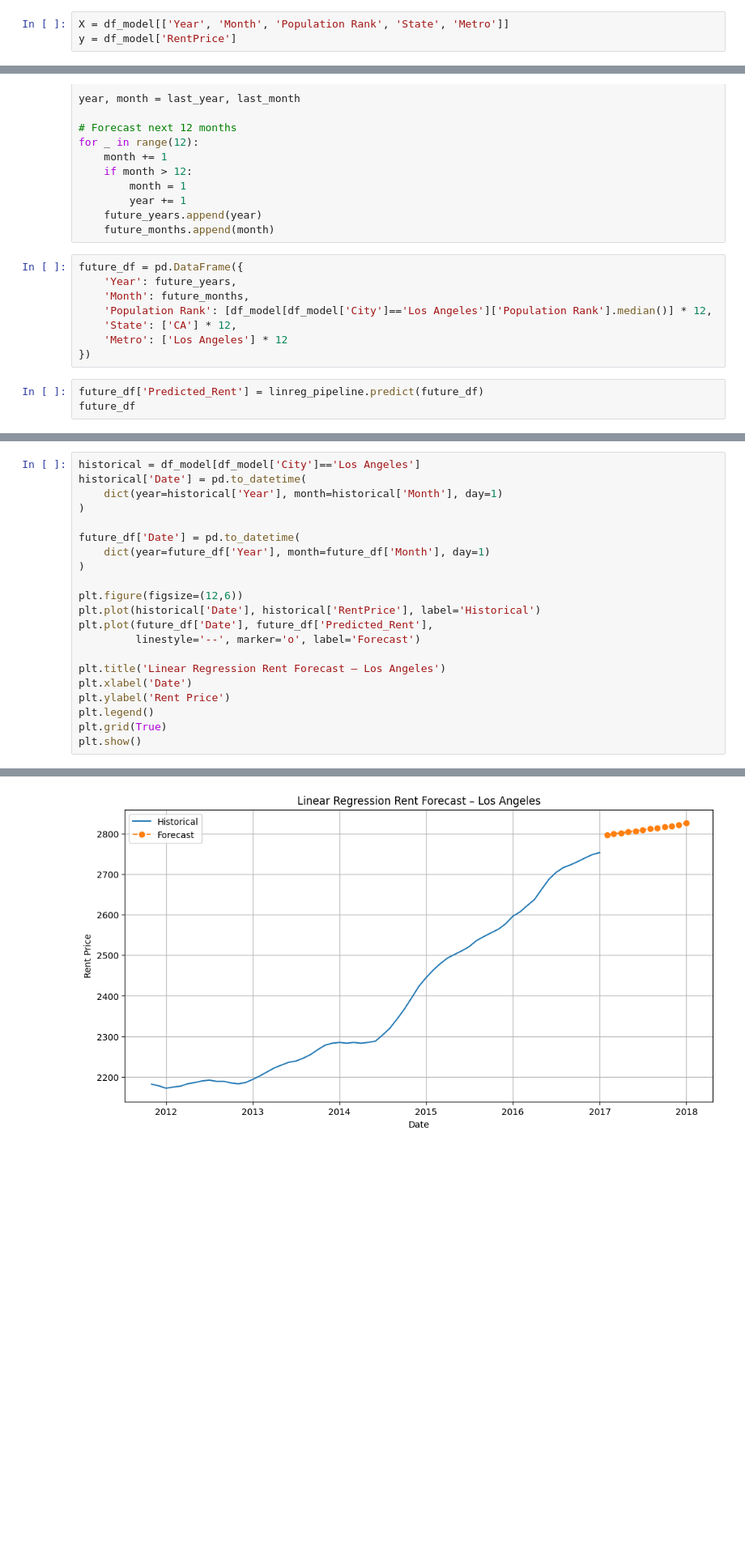
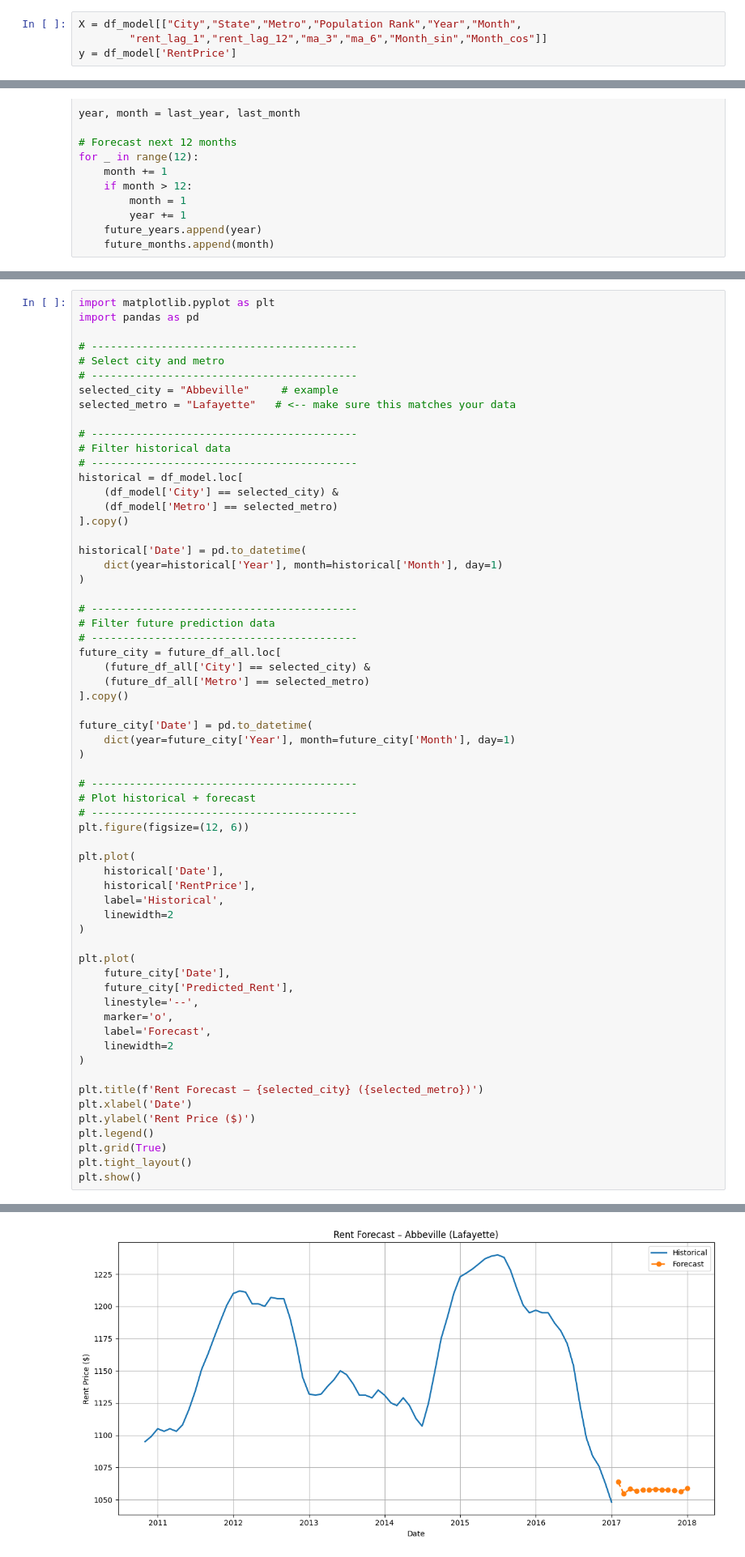
Before and after one commit to surekhasurabhi/sbds, a Jupyter notebook: project_cap_2/modeling.ipynb, the cells around one changed output, grey strips where cells are left out. Shown: that part at 81% size. Drawn from its saved outputs; the diff is of its cells as text; blank space fills up the shorter version.

```diff
--- a/project_cap_2/modeling.ipynb
+++ b/project_cap_2/modeling.ipynb
@@ -34,5 +43,6 @@ df_model = df_model.dropna().reset_index(drop=True)
 # %%
-X = df_model[['Year', 'Month', 'Population Rank', 'State', 'Metro']]
+X = df_model[["City","State","Metro","Population Rank","Year","Month",
+        "rent_lag_1","rent_lag_12","ma_3","ma_6","Month_sin","Month_cos"]]
 y = df_model['RentPrice']
 # %%
 X_train, X_test, y_train, y_test = train_test_split(
@@ -231,14 +235,3 @@ for _ in range(12):
         year += 1
     future_years.append(year)
     future_months.append(month)
-# %%
-future_df = pd.DataFrame({
-    'Year': future_years,
-    'Month': future_months,
-    'Population Rank': [df_model[df_model['City']=='Los Angeles']['Population Rank'].median()] * 12,
-    'State': ['CA'] * 12,
-    'Metro': ['Los Angeles'] * 12
-})
-# %%
-future_df['Predicted_Rent'] = linreg_pipeline.predict(future_df)
-future_df
@@ -259,22 +372,63 @@ future_df
 # %%
-historical = df_model[df_model['City']=='Los Angeles']
+import matplotlib.pyplot as plt
+import pandas as pd
+
+# ------------------------------------------
+# Select city and metro
+# ------------------------------------------
+selected_city = "Abbeville"     # example
+selected_metro = "Lafayette"   # <-- make sure this matches your data
+
+# ------------------------------------------
+# Filter historical data
+# ------------------------------------------
+historical = df_model.loc[
+    (df_model['City'] == selected_city) &
+    (df_model['Metro'] == selected_metro)
+].copy()
+
 historical['Date'] = pd.to_datetime(
     dict(year=historical['Year'], month=historical['Month'], day=1)
 )
 
-future_df['Date'] = pd.to_datetime(
-    dict(year=future_df['Year'], month=future_df['Month'], day=1)
+# ------------------------------------------
+# Filter future prediction data
+# ------------------------------------------
+future_city = future_df_all.loc[
+    (future_df_all['City'] == selected_city) &
+    (future_df_all['Metro'] == selected_metro)
+].copy()
+
+future_city['Date'] = pd.to_datetime(
+    dict(year=future_city['Year'], month=future_city['Month'], day=1)
 )
 
-plt.figure(figsize=(12,6))
-plt.plot(historical['Date'], historical['RentPrice'], label='Historical')
-plt.plot(future_df['Date'], future_df['Predicted_Rent'],
-         linestyle='--', marker='o', label='Forecast')
+# ------------------------------------------
+# Plot historical + forecast
+# ------------------------------------------
+plt.figure(figsize=(12, 6))
 
-plt.title('Linear Regression Rent Forecast – Los Angeles')
+plt.plot(
+    historical['Date'],
+    historical['RentPrice'],
+    label='Historical',
+    linewidth=2
+)
+
+plt.plot(
+    future_city['Date'],
+    future_city['Predicted_Rent'],
+    linestyle='--',
+    marker='o',
+    label='Forecast',
+    linewidth=2
+)
+
+plt.title(f'Rent Forecast – {selected_city} ({selected_metro})')
 plt.xlabel('Date')
-plt.ylabel('Rent Price')
+plt.ylabel('Rent Price ($)')
 plt.legend()
 plt.grid(True)
+plt.tight_layout()
 plt.show()
 # %% [output]
@@ -286 +435 @@ See the caveats in the documentation: https://pandas.pydata.org/pandas-docs/stab
-[figure, old version]
+[figure, new version]
```
Also changed, not shown: parts of 13 cells of this notebook, 2 other files.
